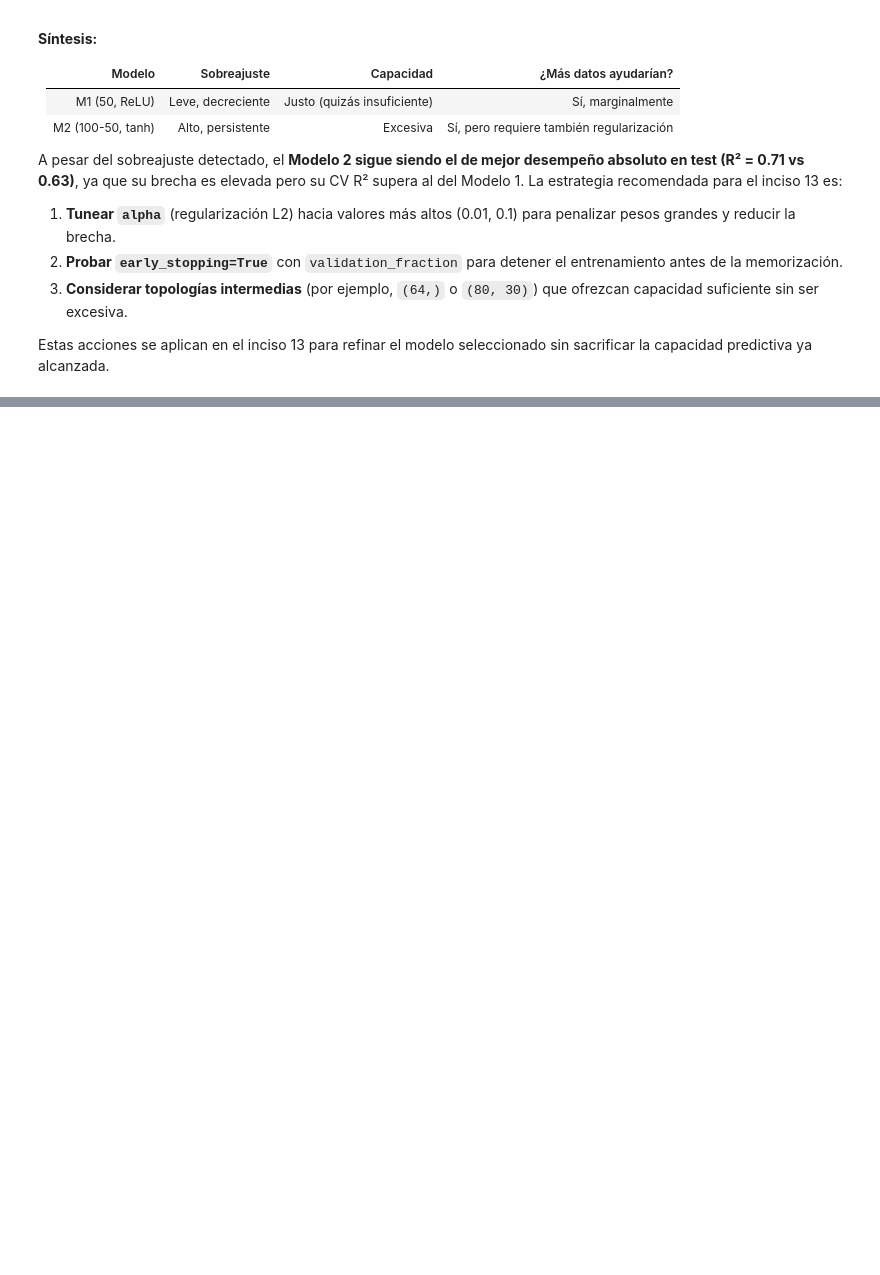
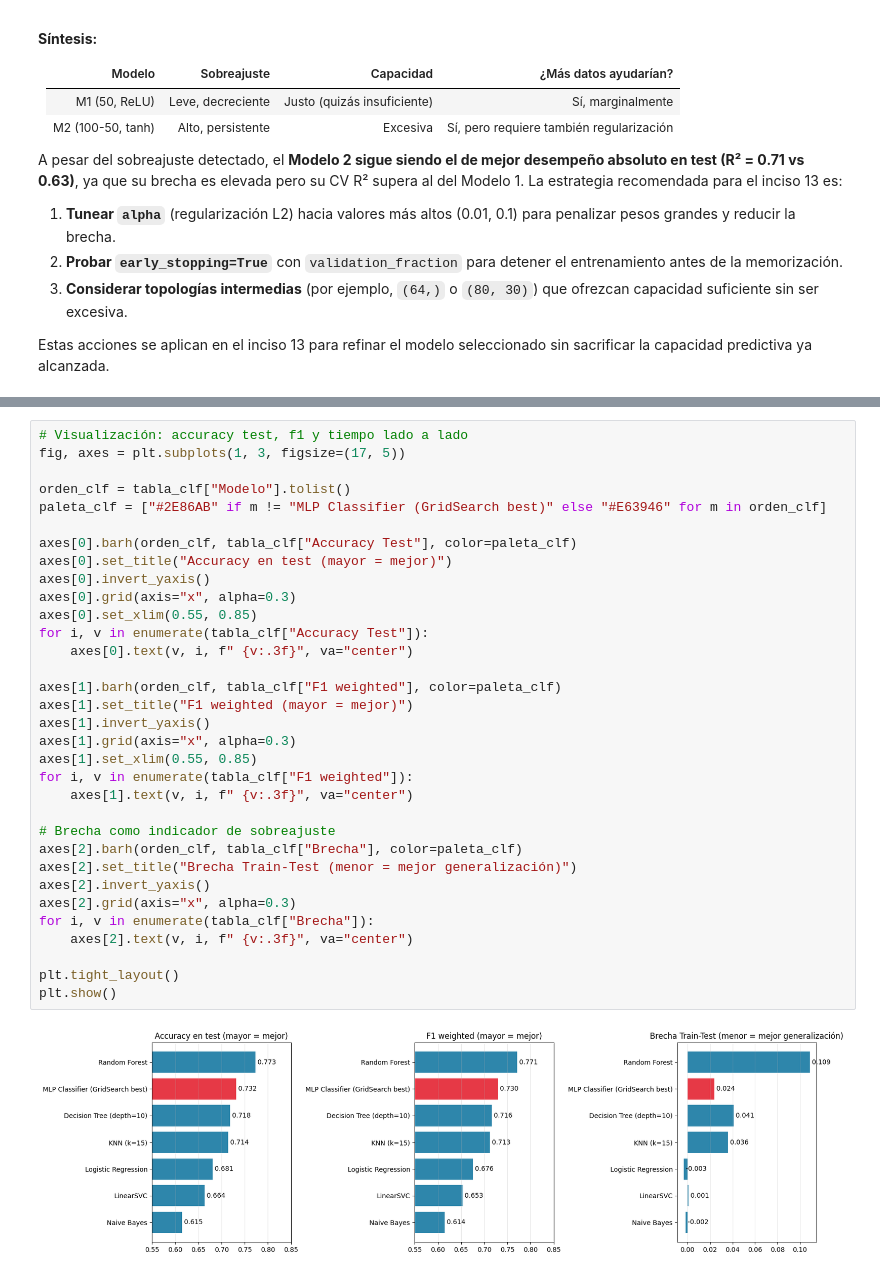
Before and after one commit to NESHGP04/Lab9-MD, a Jupyter notebook: main.ipynb, the cells around one changed output, grey strips where cells are left out. Cells and saved outputs as stored; diff of their text form; blank space fills up the shorter version.

```diff
--- a/main.ipynb
+++ b/main.ipynb
@@ -768,0 +1123,35 @@ Estas acciones se aplican en el inciso 13 para refinar el modelo seleccionado si
+# %%
+# Visualización: accuracy test, f1 y tiempo lado a lado
+fig, axes = plt.subplots(1, 3, figsize=(17, 5))
+
+orden_clf = tabla_clf["Modelo"].tolist()
+paleta_clf = ["#2E86AB" if m != "MLP Classifier (GridSearch best)" else "#E63946" for m in orden_clf]
+
+axes[0].barh(orden_clf, tabla_clf["Accuracy Test"], color=paleta_clf)
+axes[0].set_title("Accuracy en test (mayor = mejor)")
+axes[0].invert_yaxis()
+axes[0].grid(axis="x", alpha=0.3)
+axes[0].set_xlim(0.55, 0.85)
+for i, v in enumerate(tabla_clf["Accuracy Test"]):
+    axes[0].text(v, i, f" {v:.3f}", va="center")
+
+axes[1].barh(orden_clf, tabla_clf["F1 weighted"], color=paleta_clf)
+axes[1].set_title("F1 weighted (mayor = mejor)")
+axes[1].invert_yaxis()
+axes[1].grid(axis="x", alpha=0.3)
+axes[1].set_xlim(0.55, 0.85)
+for i, v in enumerate(tabla_clf["F1 weighted"]):
+    axes[1].text(v, i, f" {v:.3f}", va="center")
+
+# Brecha como indicador de sobreajuste
+axes[2].barh(orden_clf, tabla_clf["Brecha"], color=paleta_clf)
+axes[2].set_title("Brecha Train-Test (menor = mejor generalización)")
+axes[2].invert_yaxis()
+axes[2].grid(axis="x", alpha=0.3)
+for i, v in enumerate(tabla_clf["Brecha"]):
+    axes[2].text(v, i, f" {v:.3f}", va="center")
+
+plt.tight_layout()
+plt.show()
+# %% [output]
+[figure, added]
```
Also changed, not shown: parts of 27 cells of this notebook.
